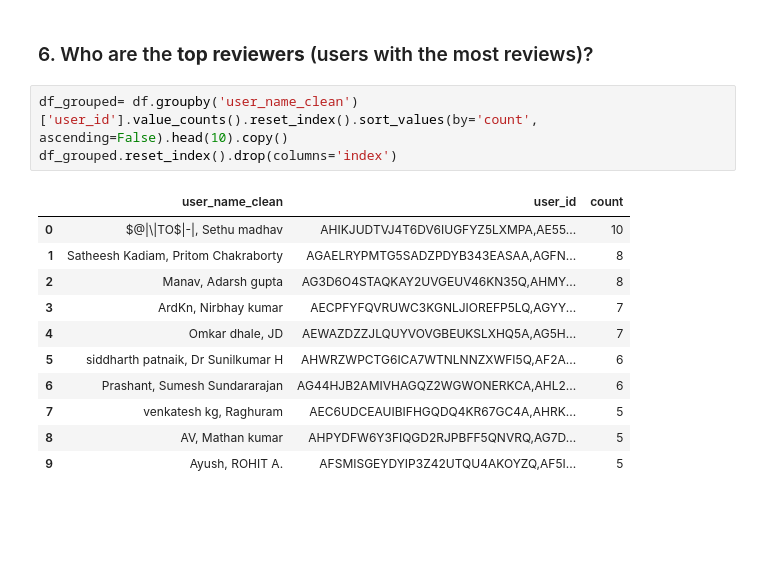
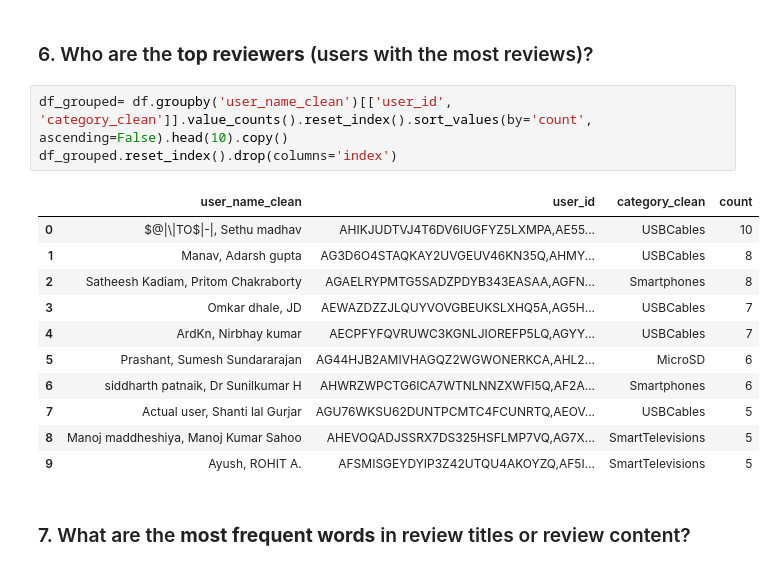
Before and after one commit to Mina-Makram-001/3_Amazon_Sales_Analysis_Project, a Jupyter notebook: 1_Product_&_Price_Insights/3_.ipynb, the cells around one changed output. Drawn from its saved outputs; the diff is of its cells as text; blank space fills up the shorter version.

```diff
--- a/1_Product_&_Price_Insights/3_.ipynb
+++ b/1_Product_&_Price_Insights/3_.ipynb
@@ -87,17 +86,19 @@ df.head()
 # %% [markdown]
 ### 6. Who are the **top reviewers** (users with the most reviews)?
 # %%
-df_grouped= df.groupby('user_name_clean')['user_id'].value_counts().reset_index().sort_values(by='count', ascending=False).head(10).copy()
+df_grouped= df.groupby('user_name_clean')[['user_id', 'category_clean']].value_counts().reset_index().sort_values(by='count', ascending=False).head(10).copy()
 df_grouped.reset_index().drop(columns='index')
 # %% [output]
-|  | user_name_clean | user_id | count |
-| 0 | $@|\|TO$|-|, Sethu madhav | AHIKJUDTVJ4T6DV6IUGFYZ5LXMPA,AE55... | 10 |
-| 1 | Satheesh Kadiam, Pritom Chakraborty | AGAELRYPMTG5SADZPDYB343EASAA,AGFN... | 8 |
-| 2 | Manav, Adarsh gupta | AG3D6O4STAQKAY2UVGEUV46KN35Q,AHMY... | 8 |
-| 3 | ArdKn, Nirbhay kumar | AECPFYFQVRUWC3KGNLJIOREFP5LQ,AGYY... | 7 |
-| 4 | Omkar dhale, JD | AEWAZDZZJLQUYVOVGBEUKSLXHQ5A,AG5H... | 7 |
-| 5 | siddharth patnaik, Dr Sunilkumar H | AHWRZWPCTG6ICA7WTNLNNZXWFI5Q,AF2A... | 6 |
-| 6 | Prashant, Sumesh Sundararajan | AG44HJB2AMIVHAGQZ2WGWONERKCA,AHL2... | 6 |
-| 7 | venkatesh kg, Raghuram | AEC6UDCEAUIBIFHGQDQ4KR67GC4A,AHRK... | 5 |
-| 8 | AV, Mathan kumar | AHPYDFW6Y3FIQGD2RJPBFF5QNVRQ,AG7D... | 5 |
-| 9 | Ayush, ROHIT A. | AFSMISGEYDYIP3Z42UTQU4AKOYZQ,AF5I... | 5 |
+|  | user_name_clean | user_id | category_clean | count |
+| 0 | $@|\|TO$|-|, Sethu madhav | AHIKJUDTVJ4T6DV6IUGFYZ5LXMPA,AE55... | USBCables | 10 |
+| 1 | Manav, Adarsh gupta | AG3D6O4STAQKAY2UVGEUV46KN35Q,AHMY... | USBCables | 8 |
+| 2 | Satheesh Kadiam, Pritom Chakraborty | AGAELRYPMTG5SADZPDYB343EASAA,AGFN... | Smartphones | 8 |
+| 3 | Omkar dhale, JD | AEWAZDZZJLQUYVOVGBEUKSLXHQ5A,AG5H... | USBCables | 7 |
+| 4 | ArdKn, Nirbhay kumar | AECPFYFQVRUWC3KGNLJIOREFP5LQ,AGYY... | USBCables | 7 |
+| 5 | Prashant, Sumesh Sundararajan | AG44HJB2AMIVHAGQZ2WGWONERKCA,AHL2... | MicroSD | 6 |
+| 6 | siddharth patnaik, Dr Sunilkumar H | AHWRZWPCTG6ICA7WTNLNNZXWFI5Q,AF2A... | Smartphones | 6 |
+| 7 | Actual user, Shanti lal Gurjar | AGU76WKSU62DUNTPCMTC4FCUNRTQ,AEOV... | USBCables | 5 |
+| 8 | Manoj maddheshiya, Manoj Kumar Sahoo | AHEVOQADJSSRX7DS325HSFLMP7VQ,AG7X... | SmartTelevisions | 5 |
+| 9 | Ayush, ROHIT A. | AFSMISGEYDYIP3Z42UTQU4AKOYZQ,AF5I... | SmartTelevisions | 5 |
+# %% [markdown]
+### 7. What are the **most frequent words** in review titles or review content?
```
Also changed, not shown: parts of 6 cells of this notebook, 2 other files.
